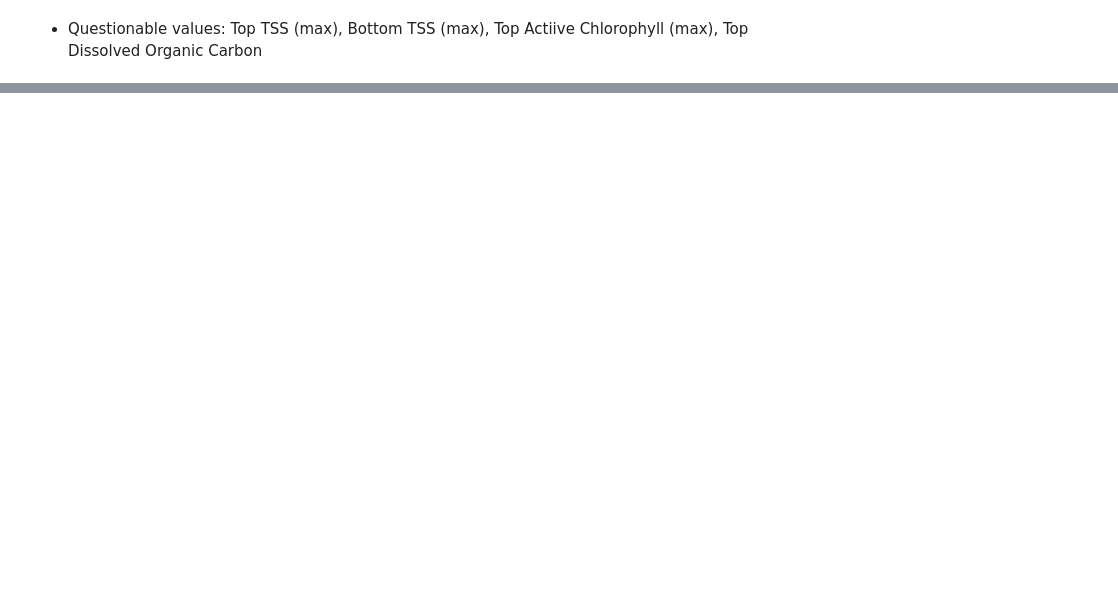
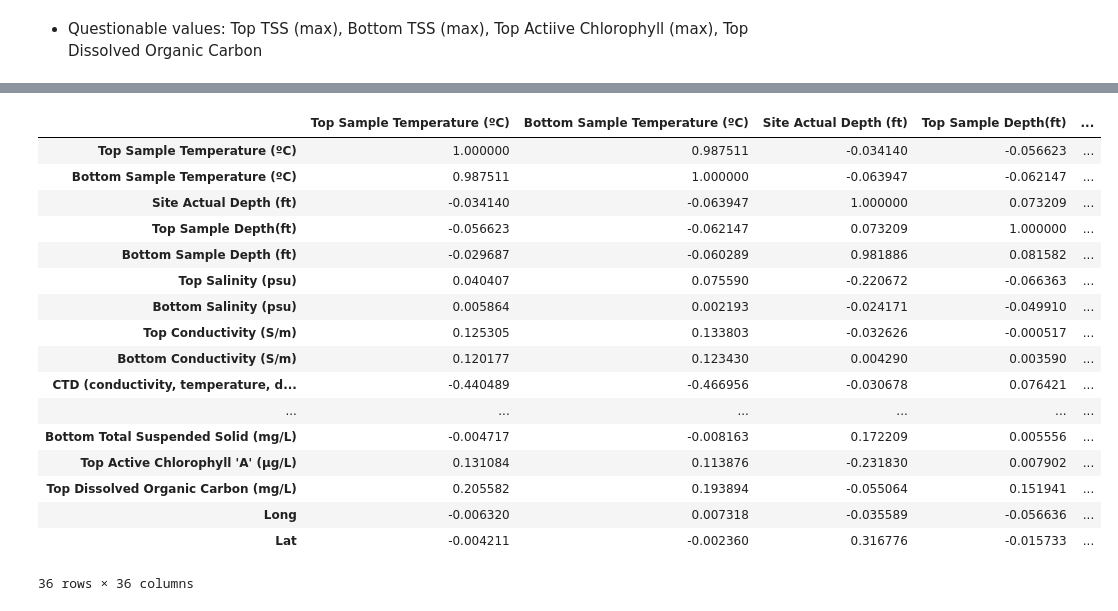
Before and after one commit to dradamski/capstone-two, a Jupyter notebook: notebooks/Data Exploration.ipynb, the cells around one changed output, grey strips where cells are left out. Drawn from its saved outputs; the diff is of its cells as text; code cells hidden in the pictures; blank space fills up the shorter version.

```diff
--- a/notebooks/Data Exploration.ipynb
+++ b/notebooks/Data Exploration.ipynb
@@ -382,0 +469,24 @@ for col in wq_df_int_subset:
+# %%
+dry_df = wq_df[wq_df['Weather Condition (Dry or Wet)'] == 'D']
+wet_df = wq_df[wq_df['Weather Condition (Dry or Wet)'] == 'W']
+# %%
+dry_df.corr()
+# %% [output]
+|  | Top Sample Temperature (ºC) | Bottom Sample Temperature (ºC) | Site Actual Depth (ft) | Top Sample Depth(ft) | ... |
+| Top Sample Temperature (ºC) | 1.000000 | 0.987511 | -0.034140 | -0.056623 | ... |
+| Bottom Sample Temperature (ºC) | 0.987511 | 1.000000 | -0.063947 | -0.062147 | ... |
+| Site Actual Depth (ft) | -0.034140 | -0.063947 | 1.000000 | 0.073209 | ... |
+| Top Sample Depth(ft) | -0.056623 | -0.062147 | 0.073209 | 1.000000 | ... |
+| Bottom Sample Depth (ft) | -0.029687 | -0.060289 | 0.981886 | 0.081582 | ... |
+| Top Salinity (psu) | 0.040407 | 0.075590 | -0.220672 | -0.066363 | ... |
+| Bottom Salinity (psu) | 0.005864 | 0.002193 | -0.024171 | -0.049910 | ... |
+| Top Conductivity (S/m) | 0.125305 | 0.133803 | -0.032626 | -0.000517 | ... |
+| Bottom Conductivity (S/m) | 0.120177 | 0.123430 | 0.004290 | 0.003590 | ... |
+| CTD (conductivity, temperature, d... | -0.440489 | -0.466956 | -0.030678 | 0.076421 | ... |
+| ... | ... | ... | ... | ... | ... |
+| Bottom Total Suspended Solid (mg/L) | -0.004717 | -0.008163 | 0.172209 | 0.005556 | ... |
+| Top Active Chlorophyll 'A' (µg/L) | 0.131084 | 0.113876 | -0.231830 | 0.007902 | ... |
+| Top Dissolved Organic Carbon (mg/L) | 0.205582 | 0.193894 | -0.055064 | 0.151941 | ... |
+| Long | -0.006320 | 0.007318 | -0.035589 | -0.056636 | ... |
+| Lat | -0.004211 | -0.002360 | 0.316776 | -0.015733 | ... |
+36 rows × 36 columns
```
Also changed, not shown: parts of 15 cells of this notebook.
